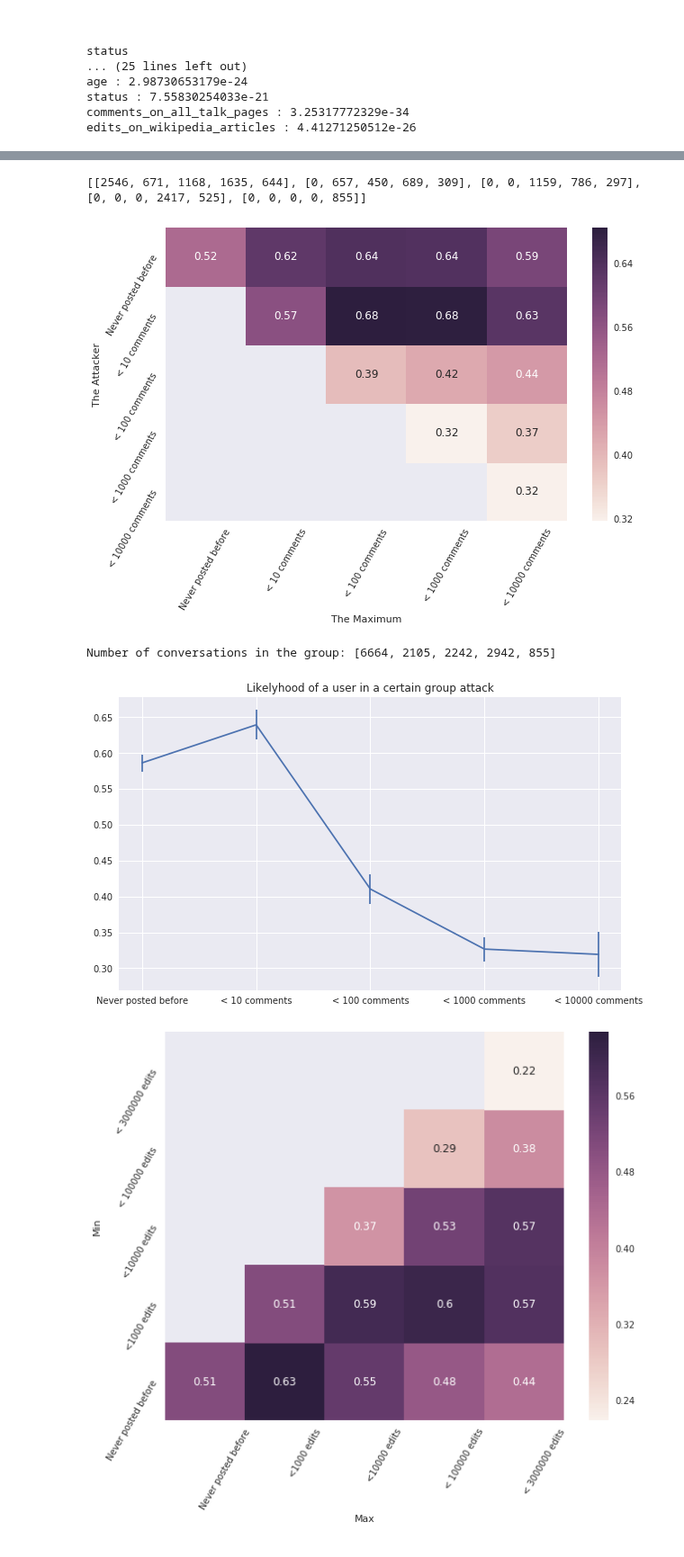
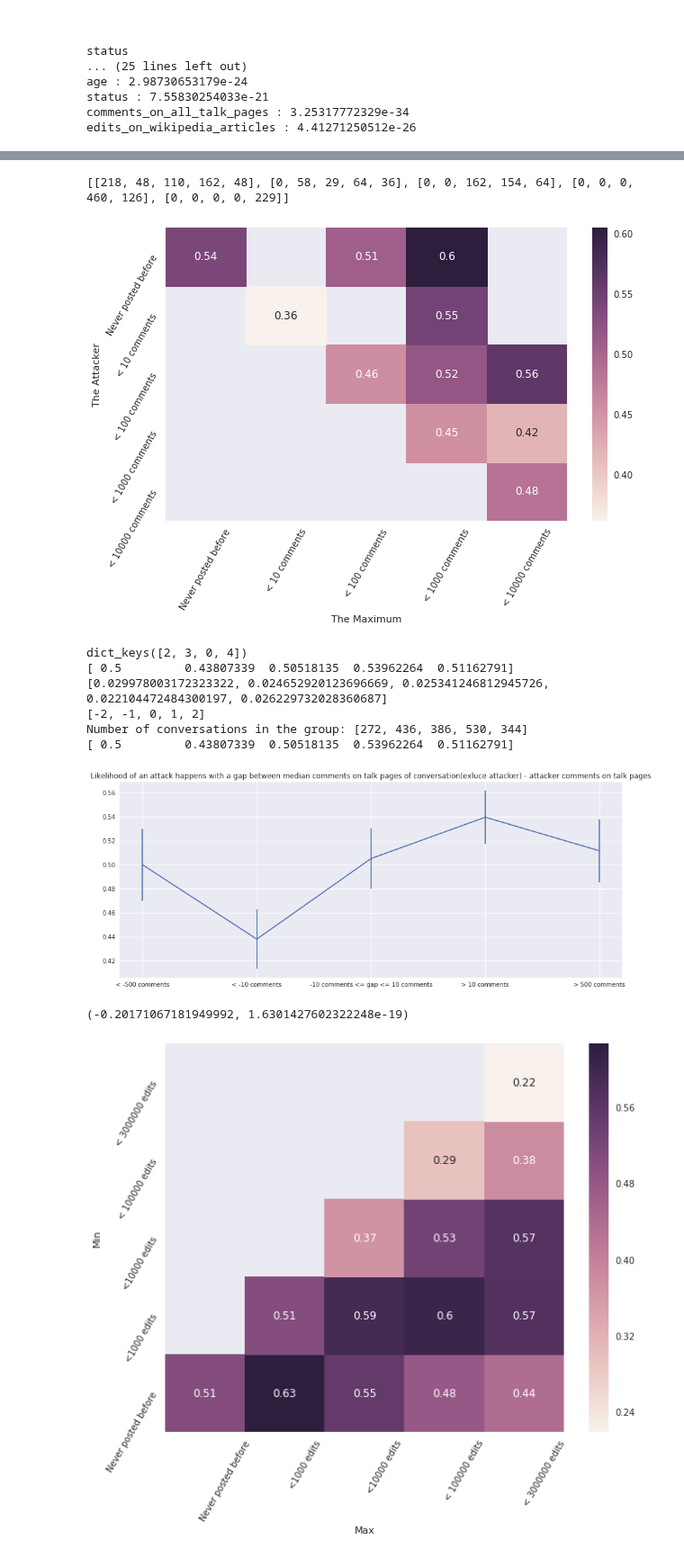
Before and after one commit to conversationai/wikidetox, a Jupyter notebook: conversation_classification/Prediction Task.ipynb, the cells around one changed output, grey strips where cells are left out. Shown at 90% size. Drawn from its saved outputs; the diff is of its cells as text; code cells hidden in the pictures.

```diff
--- a/conversation_classification/Prediction Task.ipynb
+++ b/conversation_classification/Prediction Task.ipynb
@@ -292,15 +377,16 @@ def train_svm(X, y):
 # %%
 documents = []
-with open('/scratch/wiki_dumps/expr_with_matching/%s/data/train%s.json'%(constraint, suffix)) as f:
+with open('/scratch/wiki_dumps/expr_with_matching/%s/data/all%s.json'%(constraint, suffix)) as f:
     for line in f:
         conv_id, clss, conversation = json.loads(line)
-
+        conversation['action_feature'] = preprocess(conversation['action_feature'])
         actions = sorted(conversation['action_feature'], \
                 key=lambda k: (k['timestamp_in_sec'], k['id'].split('.')[1], k['id'].split('.')[2]))
         end_time = max([a['timestamp_in_sec'] for a in actions])
         actions = [a for a in actions if a['timestamp_in_sec'] < end_time]
         snapshot = generate_snapshots(actions)
         conversation['snapshot_len'] = len(snapshot)
+
         documents.append((conversation, clss, conv_id))
 # %%
 random.shuffle(documents)
@@ -1063,3 +1374,32 @@ Number of conversations in the group: [5419, 5841, 2524, 1024]
+# %%
+def attacker_plot_gap(attacker, tile_legends, aspect, SAMPLETIME=1000):
+    gaps = attacker
+    keys = sorted(attacker)
+    data_m=np.array([np.mean(gaps[a]) for a in keys])   #(Means of your data)
+    print(data_m)
+    data_df=np.array([2] * len(keys))   #(Degree-of-freedoms of your data)
+    data_sd=np.array([np.std(gaps[a]) for a in keys])   #(Standard Deviations of your data)
+    stds = {}
+    for a in keys:
+        numbers = []
+        for ind in range(SAMPLETIME):
+            resampled = sklearn.utils.resample(gaps[a], replace=True)
+            numbers.append(np.mean(resampled))
+        stds[a] = np.std(numbers)
+    intervals = [statsmodels.stats.proportion.proportion_confint(sum(gaps[a]), len(gaps[a])) for a in keys]
+ #   err_l = [np.mean(gaps[a]) - statsmodels.stats.proportion.proportion_confint(sum(gaps[a]), len(gaps[a]))[0] for a in keys]
+ #   err_u = [statsmodels.stats.proportion.proportion_confint(sum(gaps[a]), len(gaps[a]))[1] - np.mean(gaps[a]) for a in keys]
+    yerr = [stds[a] for a in keys]
+    print(yerr)
+    print(keys)
+    print('Number of conversations in the group:', [len(gaps[a]) for a in keys])
+    #print(attacker[0])
+    plt.figure(figsize=(15, 6))
+    print(data_m)
+    plt.errorbar([i for i in range(len(keys))], data_m, yerr=yerr)#[err_l, err_u])
+    plt.xticks([i for i in range(len(keys))], tile_legends)
+    plt.title('Likelihood of an attack happens with a gap between median %s of conversation(exluce attacker) - attacker %s'%(aspect, aspect))
+    plt.show()
 # %%
 aspect = 'age'
 v = get_values(aspect, feature_sets)
@@ -1080,7 +1478,12 @@ aspect = 'comments_on_all_talk_pages'
 v = get_values(aspect, feature_sets)
 tiles = [0.000000001, 10, 100, 1000, 100000]
 tile_legends = ['Never posted before', '< 10 comments', '< 100 comments', '< 1000 comments', '< 10000 comments']
-discrepancy_heatmap(aspect, feature_sets, tiles, tile_legends)
-the_attacker = propencity_of_attacking(aspect, user_infos, documents, tiles, tile_legends, feature_sets)
-attacker_plot(the_attacker, tile_legends)
+#discrepancy_heatmap(aspect, feature_sets, tiles, tile_legends)
+data, gaps, gaplst, labellst = discrepancy_heatmap(aspect, feature_sets, tiles, tile_legends)
+the_attacker, attacker_gap = propencity_of_attacking(aspect, user_infos, documents, tiles, tile_legends, feature_sets, [10, 500])
+#attacker_plot(the_attacker, tile_legends)
+print(gaps.keys())
+#attacker_plot_gap(gaps , tile_legends)
+attacker_plot_gap(attacker_gap , ['< -500 comments', '< -10 comments', '-10 comments <= gap <= 10 comments', '> 10 comments', '> 500 comments'], 'comments on talk pages')
+pearsonr(gaplst, labellst)
 # %% [output]
@@ -1088,7 +1491,13 @@ attacker_plot(the_attacker, tile_legends)
-[[2546, 671, 1168, 1635, 644], [0, 657, 450, 689, 309], [0, 0, 1159, 786, 297], [0, 0, 0, 2417, 525], [0, 0, 0, 0, 855]]
+[[218, 48, 110, 162, 48], [0, 58, 29, 64, 36], [0, 0, 162, 154, 64], [0, 0, 0, 460, 126], [0, 0, 0, 0, 229]]
-[figure, old version]
+[figure, new version]
-Number of conversations in the group: [6664, 2105, 2242, 2942, 855]
+dict_keys([2, 3, 0, 4])
+[ 0.5         0.43807339  0.50518135  0.53962264  0.51162791]
+[0.029978003172323322, 0.024652920123696669, 0.025341246812945726, 0.022104472484300197, 0.026229732028360687]
+[-2, -1, 0, 1, 2]
+Number of conversations in the group: [272, 436, 386, 530, 344]
+[ 0.5         0.43807339  0.50518135  0.53962264  0.51162791]
-[figure, old version]
+[figure, new version]
+(-0.20171067181949992, 1.6301427602322248e-19)
 # %%
 aspect = 'edits_on_wikipedia_articles'
 v = get_values(aspect, feature_sets)
```
Also changed, not shown: parts of 39 cells of this notebook, 8 other files.
